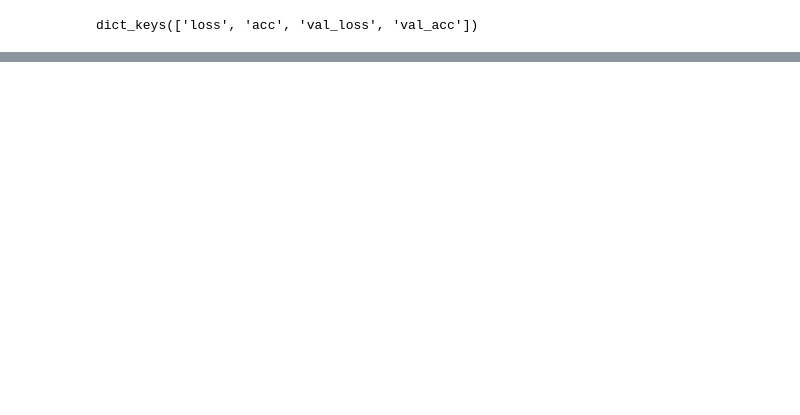
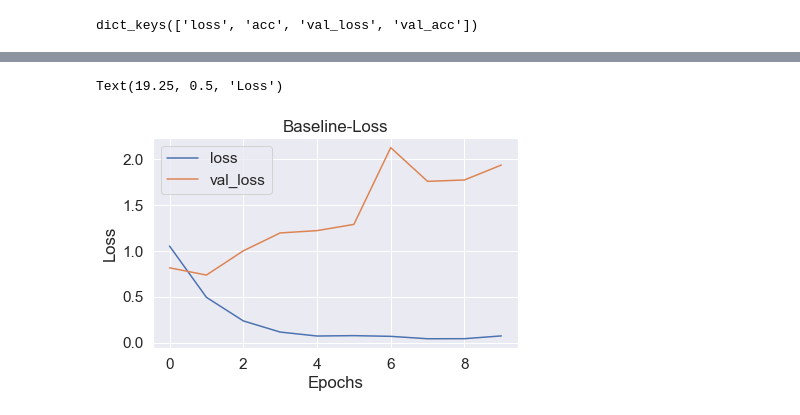
Before and after one commit to Joshua-Hill-Science/Landscapes, a Jupyter notebook: notebooks/exploratory/Warren/EDA.ipynb, the cells around one changed output, grey strips where cells are left out. Drawn from its saved outputs; the diff is of its cells as text; code cells hidden in the pictures; blank space fills up the shorter version.

```diff
--- a/notebooks/exploratory/Warren/EDA.ipynb
+++ b/notebooks/exploratory/Warren/EDA.ipynb
@@ -293,0 +332,13 @@ plt.plot(range(0,2),history.history['acc'])
+# %%
+metrics = ['loss','val_loss']
+for metric in metrics:
+    plt.plot(history.history[metric], label=metric)
+plt.title('Baseline-Loss')
+
+plt.legend()
+plt.tight_layout()
+plt.xlabel('Epochs')
+plt.ylabel('Loss')
+# %% [output]
+Text(19.25, 0.5, 'Loss')
+[figure, added]
```
Also changed, not shown: parts of 13 cells of this notebook, 2 other files.
